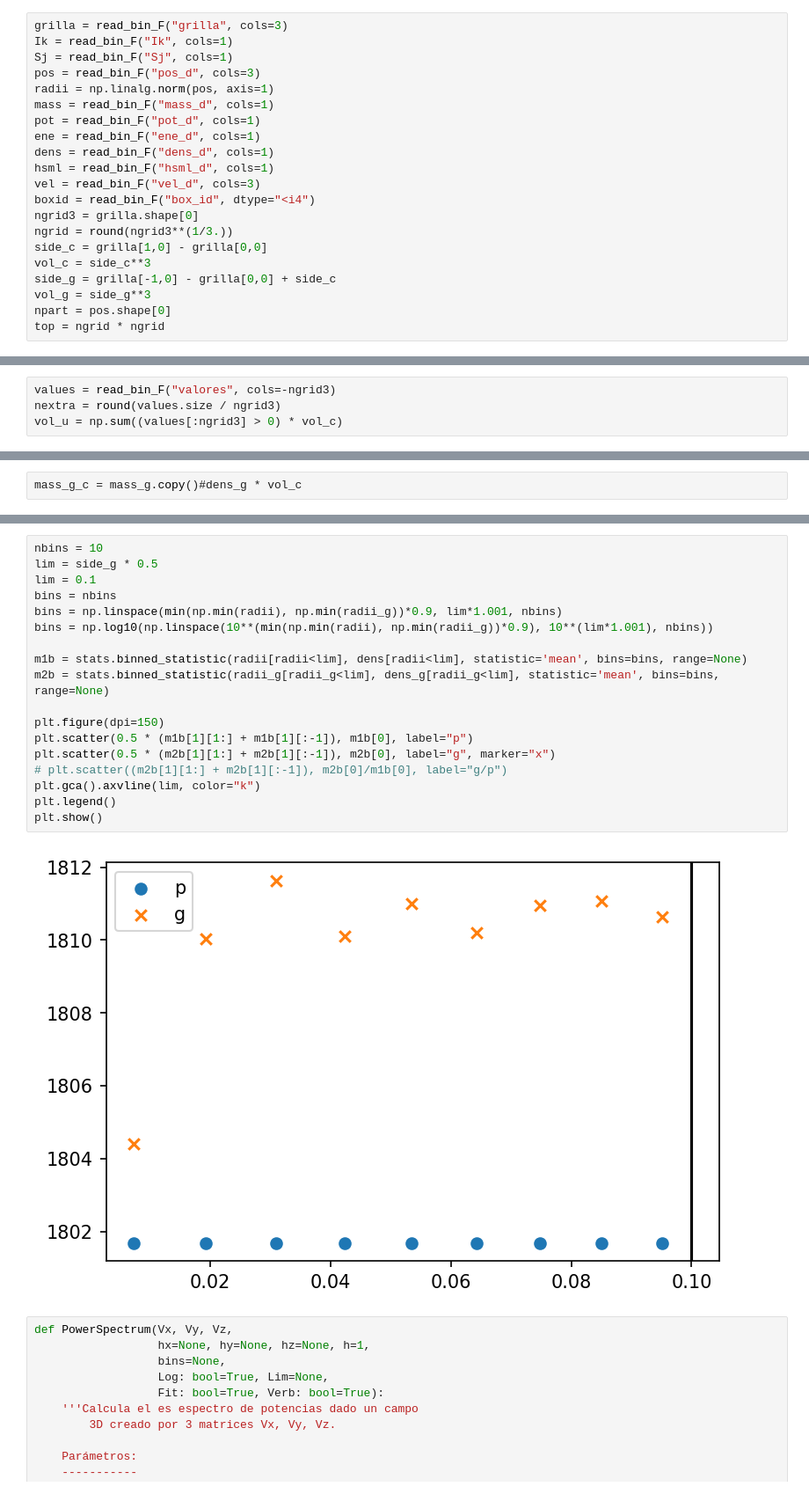
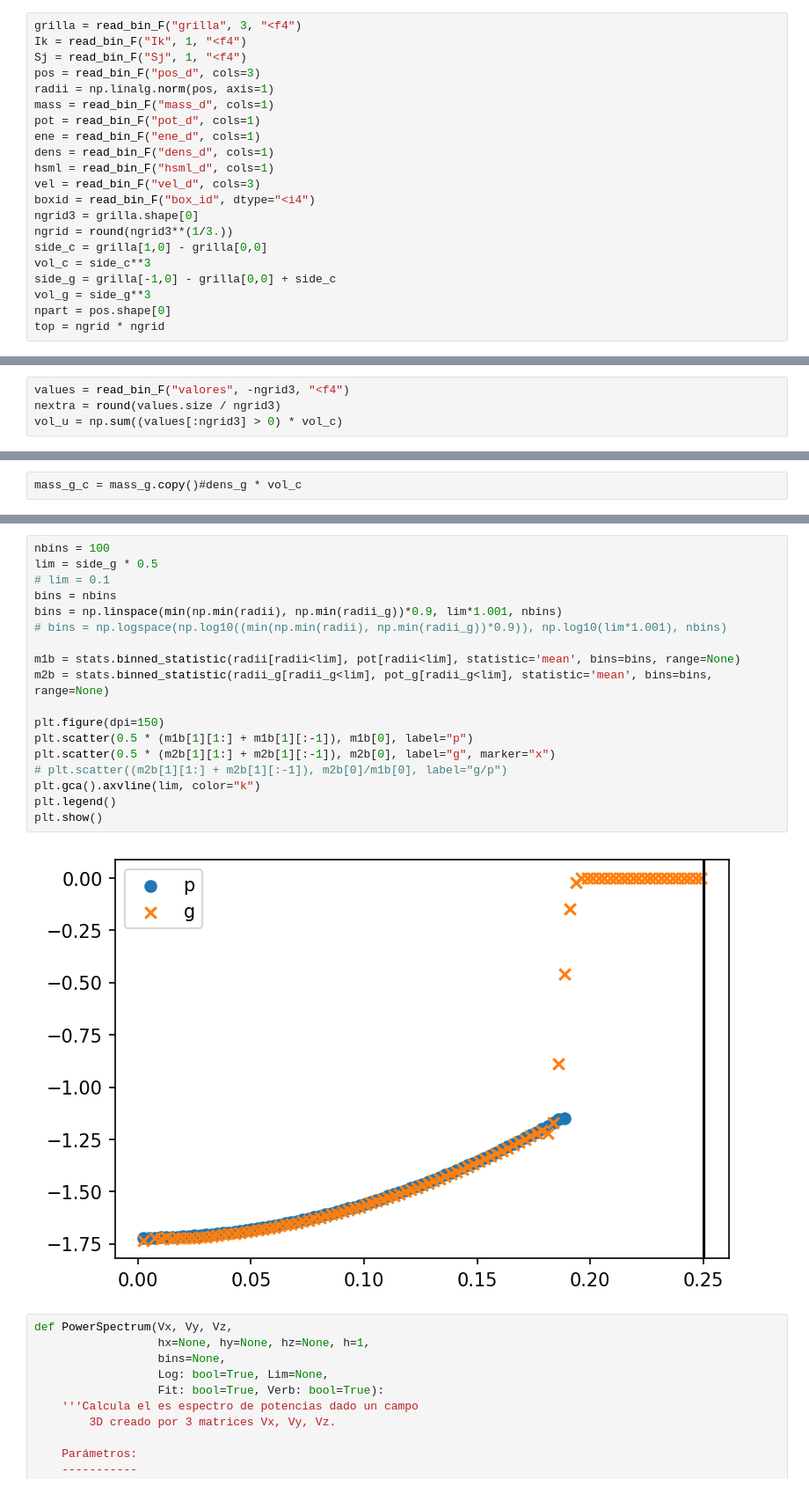
Before and after one commit to Gianuzzi/GridSPH, a Jupyter notebook: plot.ipynb, the cells around one changed output, grey strips where cells are left out. Shown at 88% size. Saved outputs shown, nothing was run; the diff lists cells and outputs as text.

```diff
--- a/plot.ipynb
+++ b/plot.ipynb
@@ -22,9 +22,9 @@ def mode(a):
     index = idx[np.argmax(counts)]
     return a[index]
 # %%
-grilla = read_bin_F("grilla", cols=3)
-Ik = read_bin_F("Ik", cols=1)
-Sj = read_bin_F("Sj", cols=1)
+grilla = read_bin_F("grilla", 3, "<f4")
+Ik = read_bin_F("Ik", 1, "<f4")
+Sj = read_bin_F("Sj", 1, "<f4")
 pos = read_bin_F("pos_d", cols=3)
 radii = np.linalg.norm(pos, axis=1)
 mass = read_bin_F("mass_d", cols=1)
@@ -120,5 +120,5 @@ plt.show()
 # %%
-values = read_bin_F("valores", cols=-ngrid3)
+values = read_bin_F("valores", -ngrid3, "<f4")
 nextra = round(values.size / ngrid3)
 vol_u = np.sum((values[:ngrid3] > 0) * vol_c)
 # %%
@@ -398,23 +398,23 @@ plt.show()
 # %%
-nbins = 10
+nbins = 100
 lim = side_g * 0.5
-lim = 0.1
+# lim = 0.1
 bins = nbins
 bins = np.linspace(min(np.min(radii), np.min(radii_g))*0.9, lim*1.001, nbins)
-bins = np.log10(np.linspace(10**(min(np.min(radii), np.min(radii_g))*0.9), 10**(lim*1.001), nbins))
+# bins = np.logspace(np.log10((min(np.min(radii), np.min(radii_g))*0.9)), np.log10(lim*1.001), nbins)
 
-m1b = stats.binned_statistic(radii[radii<lim], dens[radii<lim], statistic='mean', bins=bins, range=None)
-m2b = stats.binned_statistic(radii_g[radii_g<lim], dens_g[radii_g<lim], statistic='mean', bins=bins, range=None)
+m1b = stats.binned_statistic(radii[radii<lim], pot[radii<lim], statistic='mean', bins=bins, range=None)
+m2b = stats.binned_statistic(radii_g[radii_g<lim], pot_g[radii_g<lim], statistic='mean', bins=bins, range=None)
 
 plt.figure(dpi=150)
 plt.scatter(0.5 * (m1b[1][1:] + m1b[1][:-1]), m1b[0], label="p")
 plt.scatter(0.5 * (m2b[1][1:] + m2b[1][:-1]), m2b[0], label="g", marker="x")
 # plt.scatter((m2b[1][1:] + m2b[1][:-1]), m2b[0]/m1b[0], label="g/p")
 plt.gca().axvline(lim, color="k")
 plt.legend()
 plt.show()
 # %% [output]
-[figure, old version]
+[figure, new version]
 # %%
 def PowerSpectrum(Vx, Vy, Vz,
                   hx=None, hy=None, hz=None, h=1,
```
Also changed, not shown: parts of 5 cells of this notebook, 4 other files.
